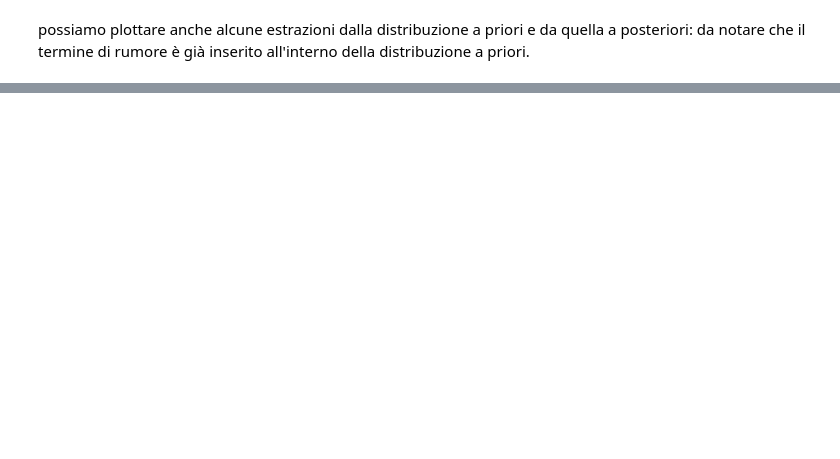
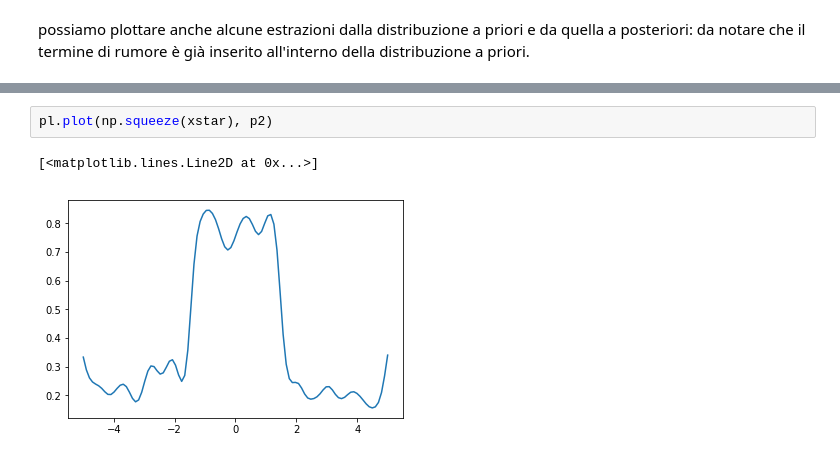
Before and after one commit to filippocastelli/GPnet, a Jupyter notebook: report_notebook.ipynb, the cells around one changed output, grey strips where cells are left out. Saved outputs shown, nothing was run; the diff lists cells and outputs as text; blank space fills up the shorter version.

```diff
--- a/report_notebook.ipynb
+++ b/report_notebook.ipynb
@@ -400,0 +575,5 @@ ylab = pl.ylabel('y')
+# %%
+pl.plot(np.squeeze(xstar), p2)
+# %% [output]
+[<matplotlib.lines.Line2D at 0x...>]
+[figure, added]
```
Also changed, not shown: parts of 22 cells of this notebook, 1 other file.
